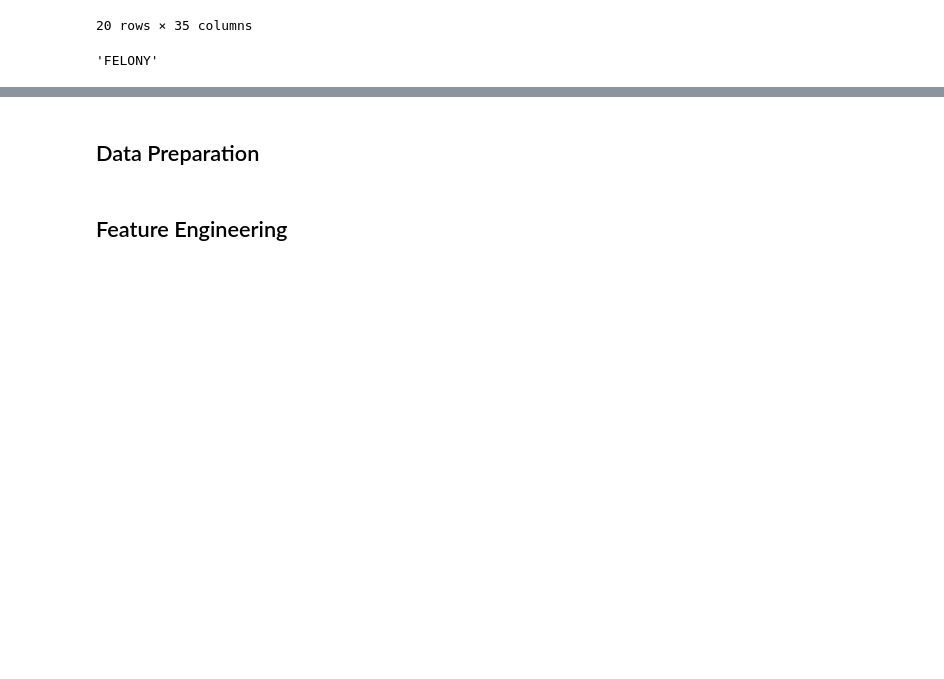
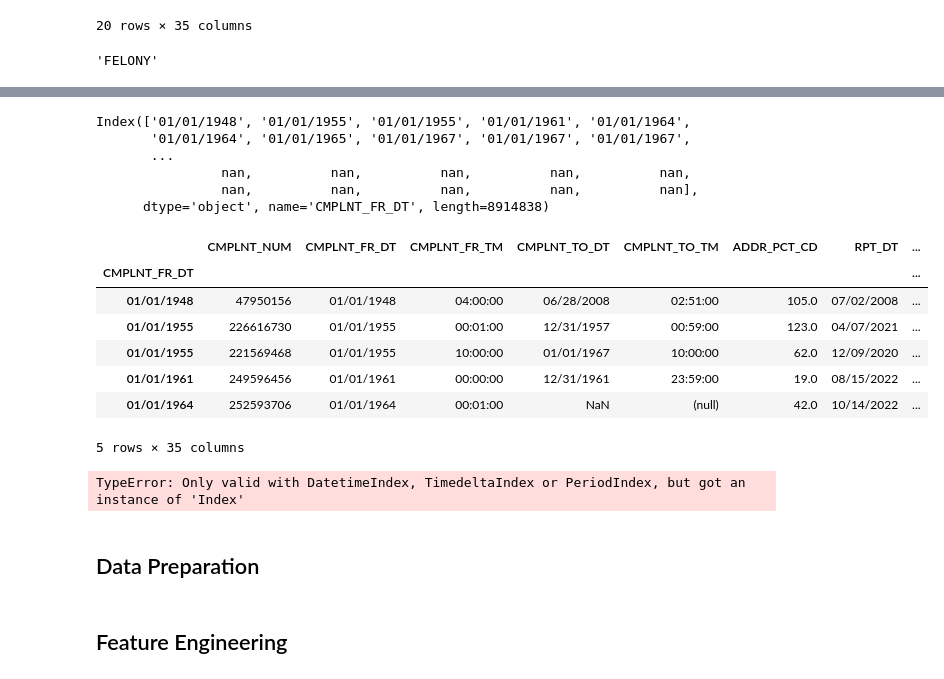
Before and after one commit to scarlettvalentin/nypd_crime, a Jupyter notebook: notebook.ipynb, the cells around one changed output, grey strips where cells are left out. Cells and saved outputs as stored; diff of their text form; code cells hidden in the pictures; blank space fills up the shorter version.

```diff
--- a/notebook.ipynb
+++ b/notebook.ipynb
@@ -125,0 +128,2 @@ ValueError: shape mismatch: objects cannot be broadcast to a single shape.  Mism
+# %%
+data['CMPLNT_FR_DT'] = pd.to_datetime(data['CMPLNT_FR_DT'])
@@ -126,3 +135,30 @@ ValueError: shape mismatch: objects cannot be broadcast to a single shape.  Mism
+# %%
+dt_data.index
+# %% [output]
+Index(['01/01/1948', '01/01/1955', '01/01/1955', '01/01/1961', '01/01/1964',
+       '01/01/1964', '01/01/1965', '01/01/1967', '01/01/1967', '01/01/1967',
+       ...
+                nan,          nan,          nan,          nan,          nan,
+                nan,          nan,          nan,          nan,          nan],
+      dtype='object', name='CMPLNT_FR_DT', length=8914838)
+# %%
+dt_data = data.set_index(data['CMPLNT_FR_DT'], drop=True).sort_index()
+dt_data.head()
+# %% [output]
+|  | CMPLNT_NUM | CMPLNT_FR_DT | CMPLNT_FR_TM | CMPLNT_TO_DT | CMPLNT_TO_TM | ADDR_PCT_CD | RPT_DT | ... |
+| CMPLNT_FR_DT |  |  |  |  |  |  |  | ... |
+| 01/01/1948 | 47950156 | 01/01/1948 | 04:00:00 | 06/28/2008 | 02:51:00 | 105.0 | 07/02/2008 | ... |
+| 01/01/1955 | 226616730 | 01/01/1955 | 00:01:00 | 12/31/1957 | 00:59:00 | 123.0 | 04/07/2021 | ... |
+| 01/01/1955 | 221569468 | 01/01/1955 | 10:00:00 | 01/01/1967 | 10:00:00 | 62.0 | 12/09/2020 | ... |
+| 01/01/1961 | 249596456 | 01/01/1961 | 00:00:00 | 12/31/1961 | 23:59:00 | 19.0 | 08/15/2022 | ... |
+| 01/01/1964 | 252593706 | 01/01/1964 | 00:01:00 | NaN | (null) | 42.0 | 10/14/2022 | ... |
+5 rows × 35 columns
+# %%
+# Resample data to yearly and plot time series
+data_yearly = dt_data.resample('YE').sum()
+ax.plot(data_yearly)
+# %% [output]
+TypeError: Only valid with DatetimeIndex, TimedeltaIndex or PeriodIndex, but got an instance of 'Index'
 # %% [markdown]
 ## Data Preparation
 # %% [markdown]
```
Also changed, not shown: parts of 8 cells of this notebook.
